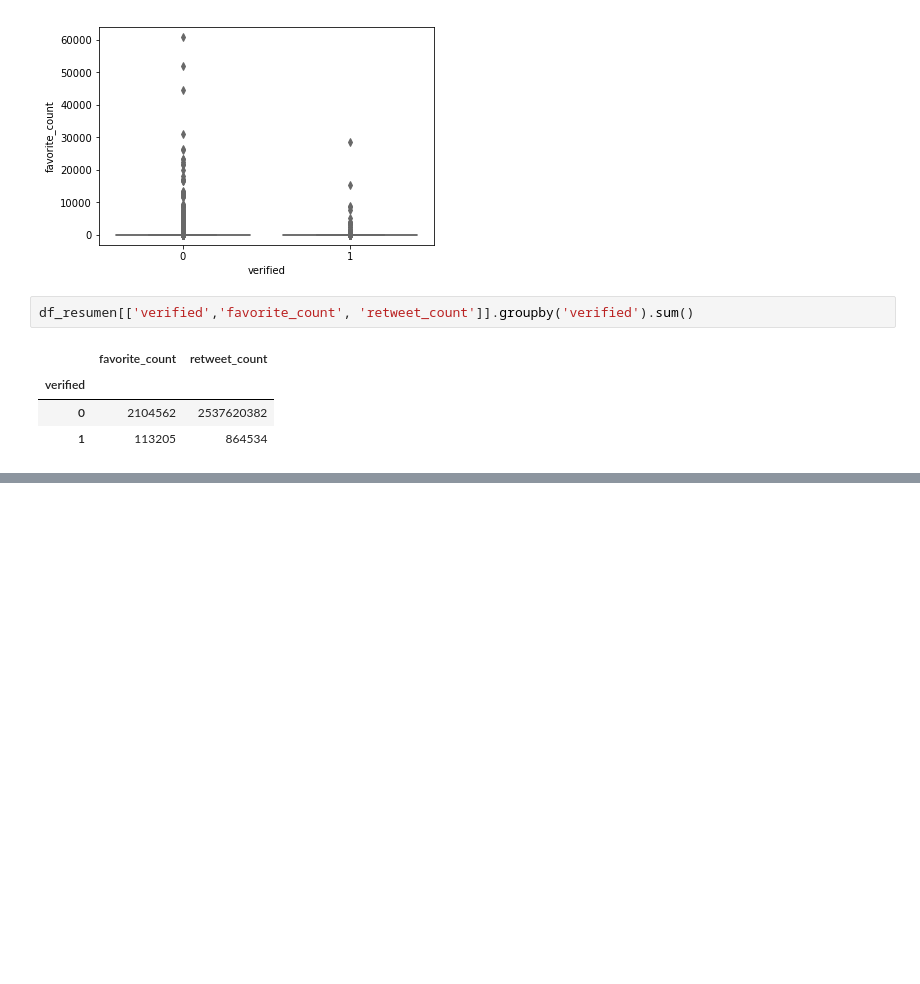
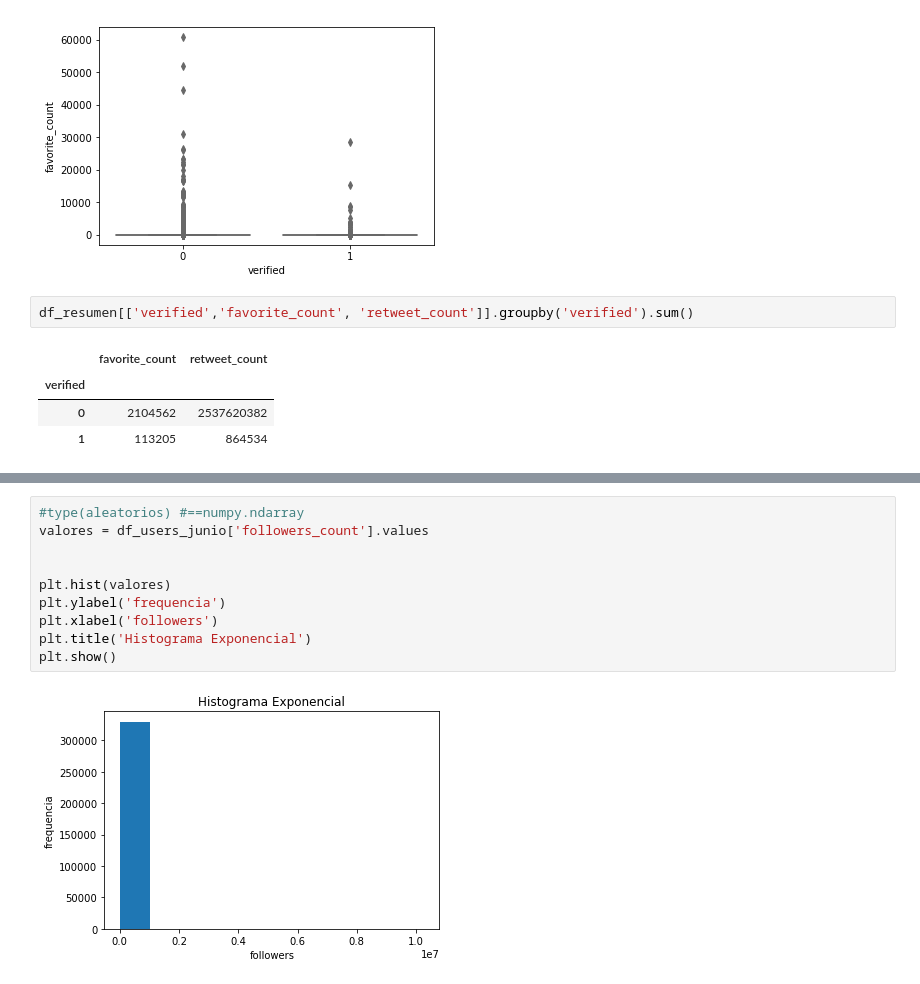
Before and after one commit to juan-analian/mentoria-diplodatos-2019, a Jupyter notebook: users_and_tweets.ipynb, the cells around one changed output, grey strips where cells are left out. Drawn from its saved outputs; the diff is of its cells as text; blank space fills up the shorter version.

```diff
--- a/users_and_tweets.ipynb
+++ b/users_and_tweets.ipynb
@@ -689,0 +724,12 @@ df_resumen[['verified','favorite_count', 'retweet_count']].groupby('verified').s
+# %%
+#type(aleatorios) #==numpy.ndarray
+valores = df_users_junio['followers_count'].values
+
+
+plt.hist(valores)
+plt.ylabel('frequencia')
+plt.xlabel('followers')
+plt.title('Histograma Exponencial')
+plt.show()
+# %% [output]
+[figure, added]
```
Also changed, not shown: parts of 15 cells of this notebook.
